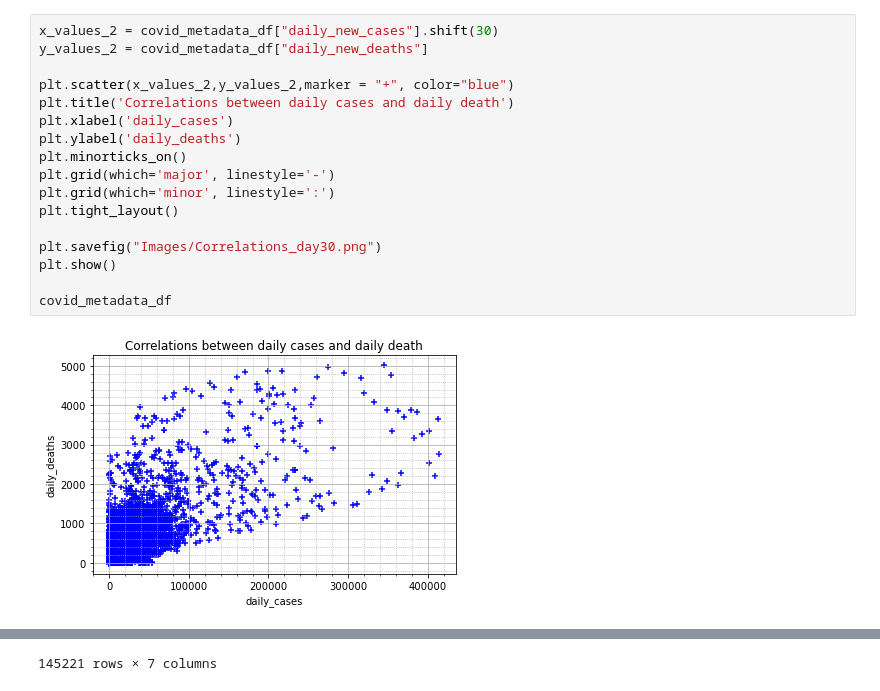
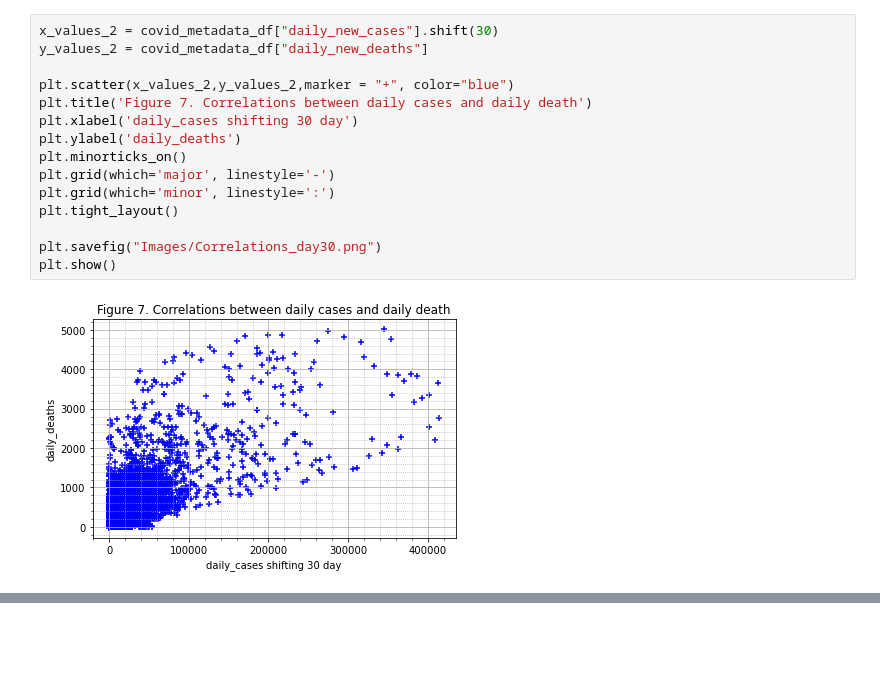
Before and after one commit to DominikaRzez/CovidVaccinationAnalysis, a Jupyter notebook: Global analysis.ipynb, the cells around one changed output, grey strips where cells are left out. Cells and saved outputs as stored; diff of their text form; blank space fills up the shorter version.

```diff
--- a/Global analysis.ipynb
+++ b/Global analysis.ipynb
@@ -87,19 +81,17 @@ plt.show()
 # %%
 x_values_2 = covid_metadata_df["daily_new_cases"].shift(30)
 y_values_2 = covid_metadata_df["daily_new_deaths"]
 
 plt.scatter(x_values_2,y_values_2,marker = "+", color="blue")
-plt.title('Correlations between daily cases and daily death')
-plt.xlabel('daily_cases')
+plt.title('Figure 7. Correlations between daily cases and daily death')
+plt.xlabel('daily_cases shifting 30 day')
 plt.ylabel('daily_deaths')
 plt.minorticks_on()
 plt.grid(which='major', linestyle='-')
 plt.grid(which='minor', linestyle=':')
 plt.tight_layout()
 
 plt.savefig("Images/Correlations_day30.png")
 plt.show()
-
-covid_metadata_df
 # %% [output]
-[figure, old version]
+[figure, new version]
@@ -118 +97,0 @@ covid_metadata_df
-145221 rows × 7 columns
```
Also changed, not shown: parts of 20 cells of this notebook.
